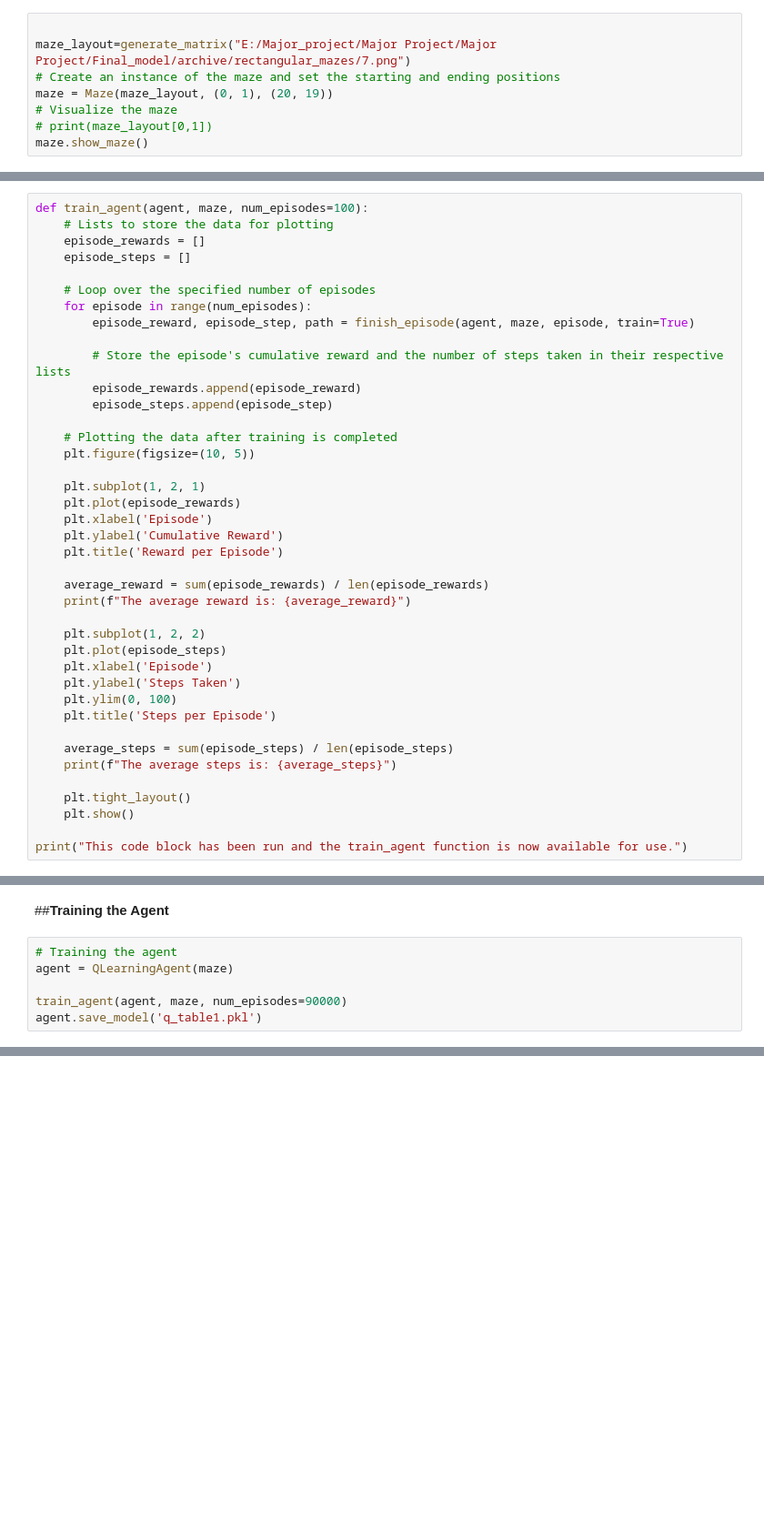
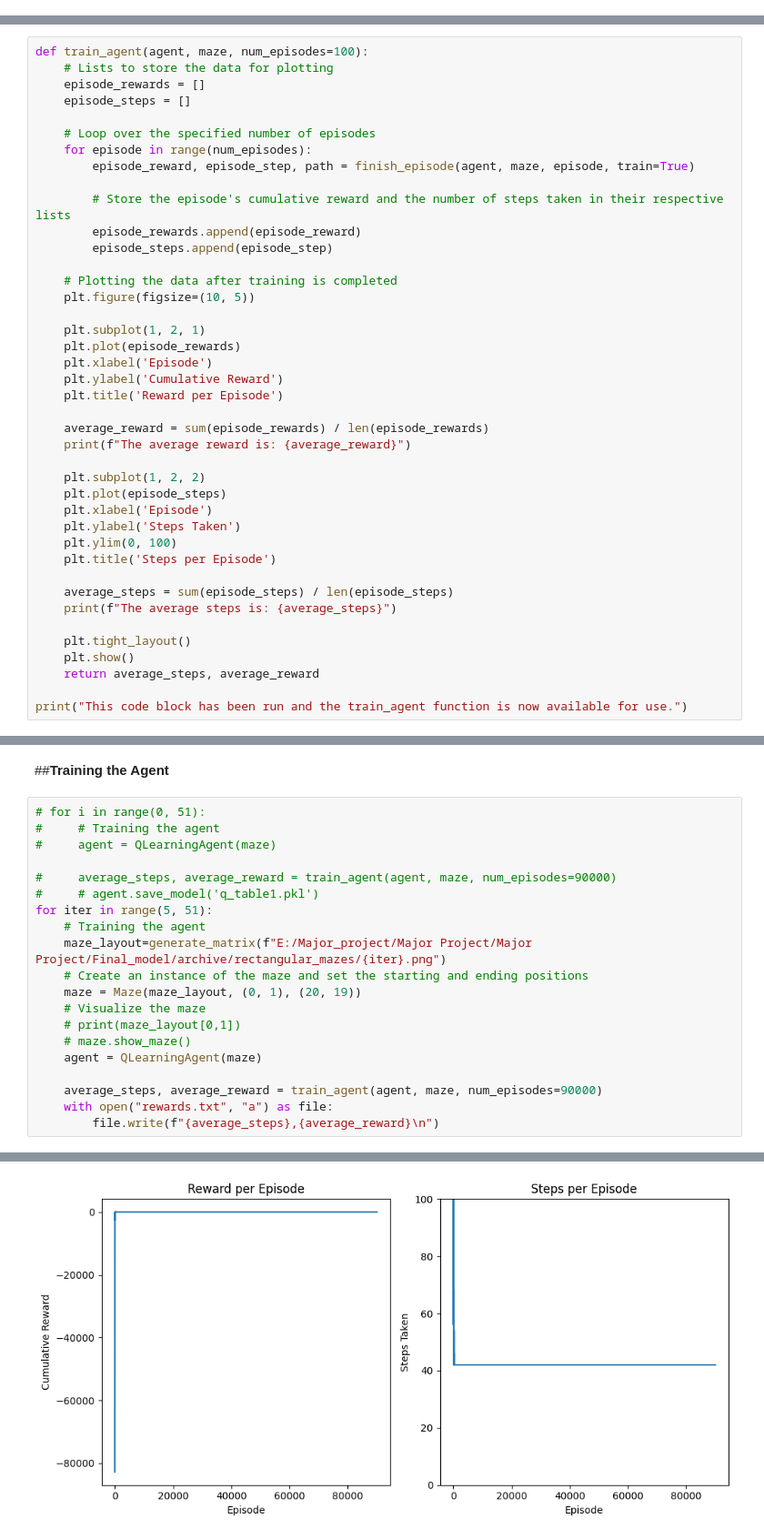
Before and after one commit to bharatramanaik/Maze-solver-bot, a Jupyter notebook: FinalMaze_gdrive.ipynb, the cells around one changed output, grey strips where cells are left out. Shown at 91% size. Cells and saved outputs as stored; diff of their text form; blank space fills up the shorter version.

```diff
--- a/FinalMaze_gdrive.ipynb
+++ b/FinalMaze_gdrive.ipynb
@@ -87,11 +87,3 @@ def generate_matrix(image_path):
             mapped_matrix[i, j] = 1 if avg_color > 128 else 0
 
     return mapped_matrix
-# %%
-
-maze_layout=generate_matrix("E:/Major_project/Major Project/Major Project/Final_model/archive/rectangular_mazes/7.png")
-# Create an instance of the maze and set the starting and ending positions
-maze = Maze(maze_layout, (0, 1), (20, 19))
-# Visualize the maze
-# print(maze_layout[0,1])
-maze.show_maze()
@@ -259,6 +255,7 @@ def train_agent(agent, maze, num_episodes=100):
 
     plt.tight_layout()
     plt.show()
+    return average_steps, average_reward
 
 print("This code block has been run and the train_agent function is now available for use.")
 # %% [output]
@@ -320,8 +317,23 @@ def test_agent(agent, maze, num_episodes=1):
 # %% [markdown]
 ##**Training the Agent**
-# %%
-# Training the agent
-agent = QLearningAgent(maze)
-
-train_agent(agent, maze, num_episodes=90000)
-agent.save_model('q_table1.pkl')
+# %%
+# for i in range(0, 51):
+#     # Training the agent
+#     agent = QLearningAgent(maze)
+
+#     average_steps, average_reward = train_agent(agent, maze, num_episodes=90000)
+#     # agent.save_model('q_table1.pkl')
+for iter in range(5, 51):
+    # Training the agent
+    maze_layout=generate_matrix(f"E:/Major_project/Major Project/Major Project/Final_model/archive/rectangular_mazes/{iter}.png")
+    # Create an instance of the maze and set the starting and ending positions
+    maze = Maze(maze_layout, (0, 1), (20, 19))
+    # Visualize the maze
+    # print(maze_layout[0,1])
+    # maze.show_maze()
+    agent = QLearningAgent(maze)
+
+    average_steps, average_reward = train_agent(agent, maze, num_episodes=90000)
+    with open("rewards.txt", "a") as file:
+        file.write(f"{average_steps},{average_reward}\n")
+# %% [output]
@@ -327,0 +342 @@ agent.save_model('q_table1.pkl')
+[figure, added]
```
Also changed, not shown: parts of 9 cells of this notebook.
